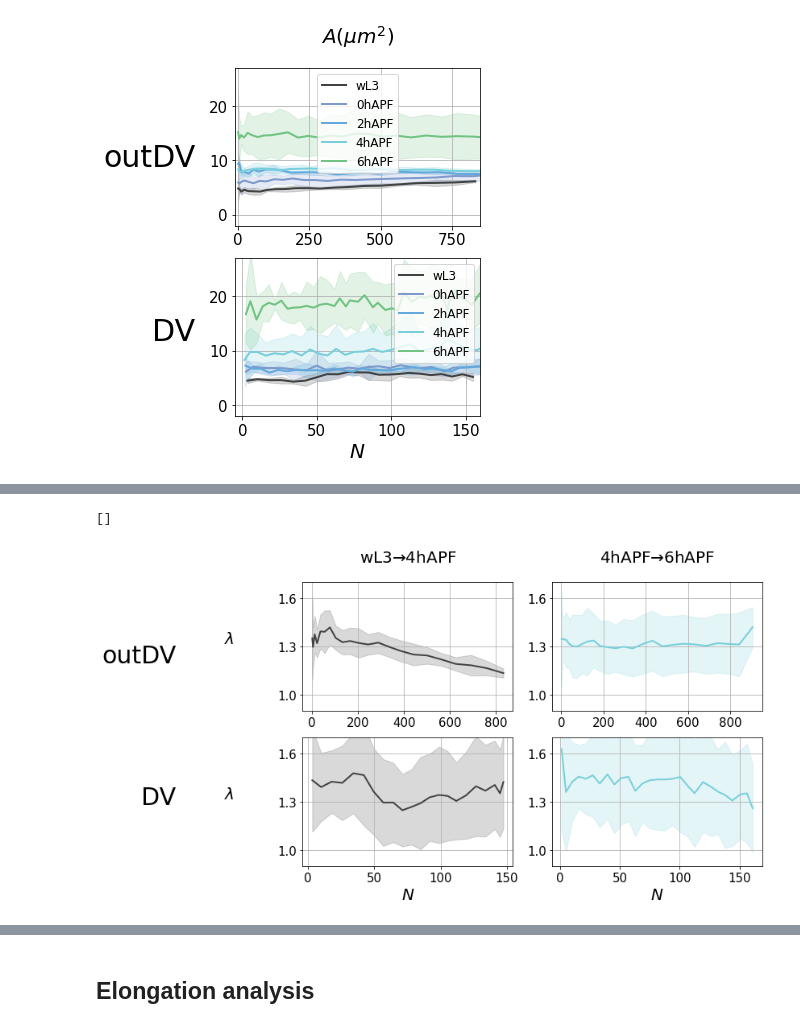
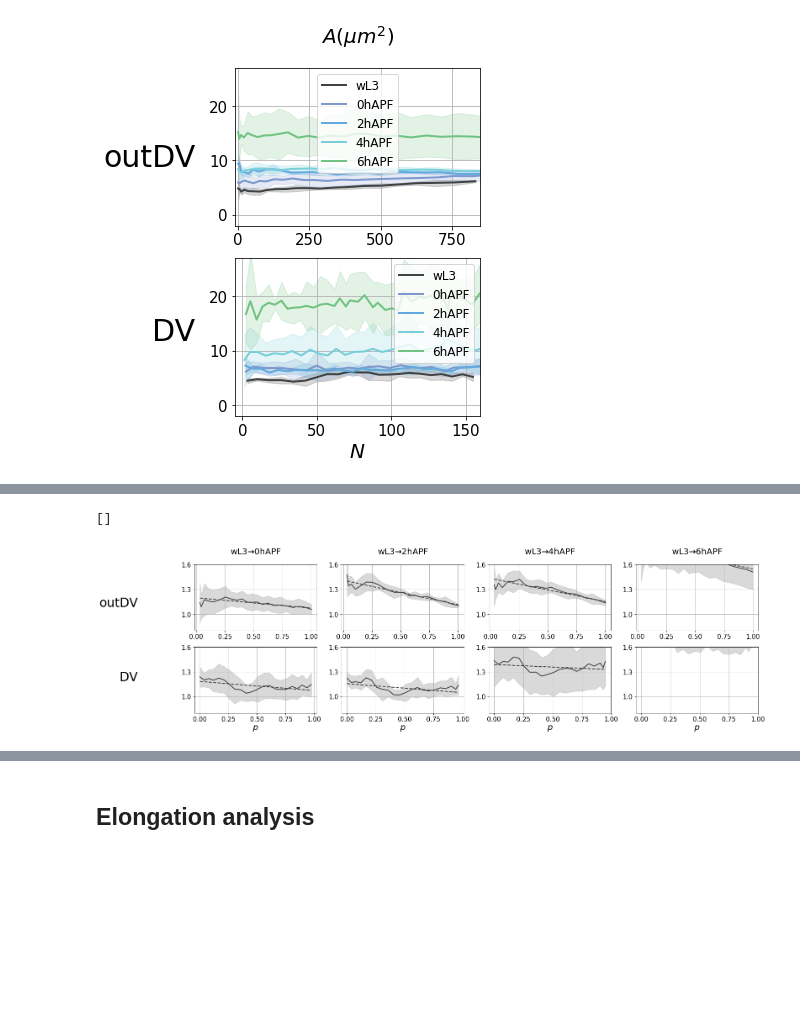
Before and after one commit to abhijeetkrishna/-WingDiscEversion_theory, a Jupyter notebook: data_analysis/prop_comparison_analysis.ipynb, the cells around one changed output, grey strips where cells are left out. Saved outputs shown, nothing was run; the diff lists cells and outputs as text; code cells hidden in the pictures; blank space fills up the shorter version.

Commit message:
Added stagewise simulation

```diff
--- a/data_analysis/prop_comparison_analysis.ipynb
+++ b/data_analysis/prop_comparison_analysis.ipynb
@@ -391,6 +391,16 @@ Max pathlength at upcrawling stage
 59.767084126366555
 # %% [markdown]
 ## Area analysis
+# %%
+#creating dataframe to store the analysis
+
+stages_df = pd.DataFrame(columns=["stage", "stage_name", "prop", "value"])
+
+fit_deg = 1
+
+devstage_combinations = pd.DataFrame({'devstage_init':['wL3','wL3','wL3','wL3'],
+                                     'devstage_final':['0hAPF','2hAPF','4hAPF','6hAPF'],}
+                                    )
 # %%
 #rois = ['outDV', 'DV']
 #devstages = ['upcrawling','whitePupa','2hAPF','4hAPF']
@@ -550,75 +576,73 @@ for i in range(nbrows):
         if i == 0:
             title = devstage_init + r'$ \to $' + devstage_final
         if j == 0:
-            #ylabel = r'$\sqrt{A(T_2)/A(T_1)}$'
-            ylabel = r'$\lambda$'
+            #ylabel = r'$\lambda$'
+            ylabel = ''
         if i == nbrows-1:
-            xlabel = r'$N$'
+            xlabel = r'$p$'
         if roi == 'DV':
-            #xticks = [0, 50, 100, 150]
+            xticks = [0, 0.25, 0.5, 0.75, 1]
             yticks = [1, 1.3, 1.6]
             #xlim = (0,155)
-            ylim = (0.9, 1.7)
+            ylim = (0.8, 1.6)
         else:
-            #xticks = [0, 250, 500, 750]
+            xticks = [0, 0.25, 0.5, 0.75, 1]
             yticks = [1,1.3, 1.6]
             #xlim = (0,780)
-            ylim = (0.9, 1.7)
+            ylim = (0.8, 1.6)
 
-        x_col = 'N_beta'
-        y_col = prop+'_diff'
         ax = get_subplot(ax, df = None, #area_diff,
-                         stat_df = area_diff_stat, query_str = query_str, x_col = x_col, y_col = y_col,
+                         stat_df = area_diff_stat, query_str = query_str, x_col = 'ref_pathlength_scaled_beta', y_col = prop+'_diff',
                          mean_color = color_dict[devstage_init], mean_linewidth= 2, mean_alpha = 0.2, #properties of the mean line
-                         xlabel = xlabel, ylabel = ylabel, title = title, ylabelpad=60,
+                         xlabel = xlabel, ylabel = ylabel, title = title,
                          xticks = xticks, yticks = yticks, xlim = xlim, ylim = ylim,
+                         error_style='fill_between'
                         )
 
-        #ax = get_subplot(ax, df = None, stat_df = area_diff_stat, query_str = query_str,
-        #                 x_col_mean='k_beta', y_col_mean ='fit_'+prop+'_diff',
-        #                 xlabel = xlabel, ylabel = ylabel, title = title, ylabelpad=60,
-        #                 xticks = xticks, yticks = yticks, xlim = xlim, ylim = ylim,
-        #                 mean_linewidth=2,mean_color = color_dict[devstage_init], mean_linestyle='--',
-        #                 error_style = None,
-        #                )
+        ax = get_subplot(ax, df = None, stat_df = area_diff_stat, query_str = query_str,
+                         x_col_mean='ref_pathlength_scaled_beta_mean', y_col_mean ='fit_'+prop+'_diff',
+                         xlabel = xlabel, ylabel = ylabel, title = title, ylabelpad=20,
+                         xticks = xticks, yticks = yticks, xlim = xlim, ylim = ylim,
+                         mean_linewidth=2,mean_color = color_dict[devstage_init], mean_linestyle='--',
+                         error_style = None, mean_label = 'fit',
+                        )
 
-        #ax.plot(area_diff_stat['N_beta_mean'], area_diff_stat['area_diff_mean'], linewidth = 2, linestyle = '--')
-
-        ax.grid(visible = True)
+        #ax.legend()
+        ax.grid(visible=True)
 
 
 fig.tight_layout()
 
 plt.xlabel('', fontsize = 40, labelpad = 30)
-plt.ylabel('', fontsize = 40, labelpad = 90, rotation = 0)
+plt.ylabel('', fontsize = 40, labelpad = 70, rotation = 0)
 
 plt.xlim(-0.5,nbcols -0.5)
 plt.ylim(-0.5, nbrows -0.5)
 
 #tick_intervals_x = col_vals
 tick_intervals_y = [0, 1]
 
 #tick_intervals_x_str = [str(round(x,2)) for x in tick_intervals_x]
 tick_intervals_y_str = ['DV', 'outDV']
 
 main_ax.tick_params(axis=u'both', which=u'both', length = 0, labelsize = 15,
-                    pad = 100, # if two columns
+                    pad = 0, # if two columns
                     #pad = 30, #if four columns
                     rotation = 0)
 
 #plt.xticks(range(len(col_vals)), tick_intervals_x_str, fontsize = 40)
 main_ax.set_yticks(tick_intervals_y)
 main_ax.set_yticklabels(tick_intervals_y_str, fontsize = 30, x = -0.1)
 
 #main_ax.axvline(x = 0.42, color = 'blue', linewidth = 5)
 
 main_ax.set_xticks([])
 #plt.yticks([], [], fontsize = 40)
 
 
 
 #os.makedirs('plots/',exist_ok=True)
 #plt.savefig('plots/DDk_Dt_twoPanels.pdf', bbox_inches = 'tight')
 # %% [output]
 []
-[figure, old version]
+[figure, new version]
```
Also changed, not shown: parts of 19 cells of this notebook, 14 other files.
